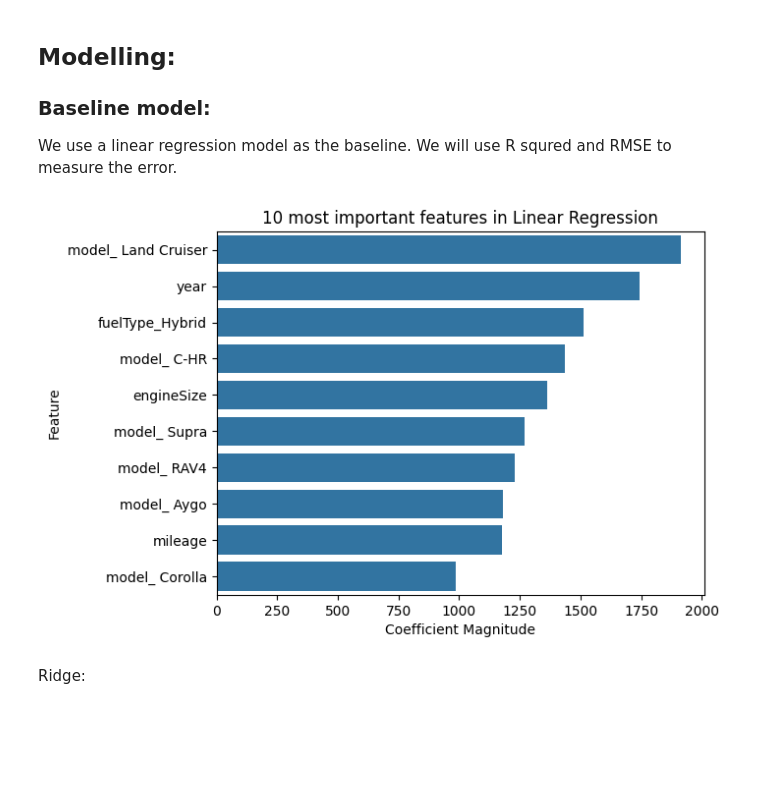
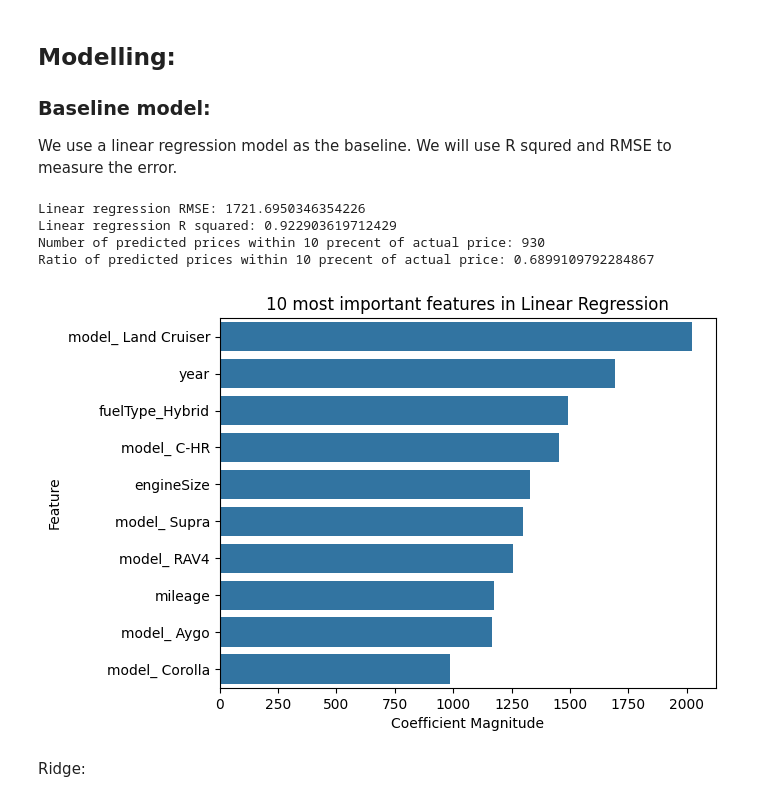
Before and after one commit to lenelise/dc_practice, a Jupyter notebook: practice_exam.ipynb, the cells around one changed output. Saved outputs shown, nothing was run; the diff lists cells and outputs as text; code cells hidden in the pictures; blank space fills up the shorter version.

```diff
--- a/practice_exam.ipynb
+++ b/practice_exam.ipynb
@@ -222,36 +215,60 @@ X_train, X_test, y_train, y_test = train_test_split(
 ### Baseline model:
 
 We use a linear regression model as the baseline. We will use R squred and RMSE to measure the error.
+# %%
+from sklearn.linear_model import LinearRegression
+from sklearn.model_selection import cross_val_score
+from sklearn.metrics import root_mean_squared_error
+
+lr = LinearRegression() #initialize the model
+lr.fit(X_train, y_train) #fit with training data
+y_pred_lr = lr.predict(X_test) #predict new data
+
+rmse_lr = root_mean_squared_error(y_test, y_pred_lr)
+accuracy_lr =lr.score(X_test, y_test) #gives R_squared
+
+print("Linear regression RMSE: " + str(rmse_lr))
+print("Linear regression R squared: " + str(accuracy_lr))
+
+#Finding how close the predicted values are to the true value:
+i = 0
+n = 0
+errors = []
+
+for price in y_test["price"]:
+    difference = np.abs(price - y_pred_lr[i]) #absolute value of distance from true price
+    error = float(difference/price) #distance in precentage
+    errors.append(error)
+    i += 1
+    if error <= 0.1:
+        n += 1 #count how many predicted prices are within 10% of the actual price
+
+print("Number of predicted prices within 10 precent of actual price: " + str(n))
+print("Ratio of predicted prices within 10 precent of actual price: " + str(n/i))
+# %% [output]
+Linear regression RMSE: 1721.6950346354226
+Linear regression R squared: 0.922903619712429
+Number of predicted prices within 10 precent of actual price: 930
+Ratio of predicted prices within 10 precent of actual price: 0.6899109792284867
 # %%
-from sklearn.linear_model import LinearRegression
-from sklearn.model_selection import cross_val_score
-from sklearn.metrics import mean_squared_error
-
-lr = LinearRegression() #initialize the model
-lr.fit(X_train, y_train) #fit with training data
-y_pred_lr = lr.predict(X_test) #predict new data
-
-# rmse_scores = cross_val_score(lr, X_train, y_train, cv=5, scoring = 'neg_root_mean_squared_error')
-# rmse_scores = - rmse_scores
-# print(rmse_scores)
-accuracy =lr.score(X_test, y_test) #gives R_squared
+#Finding the most important features in this model:
 
 lr_feature_importance = np.abs(lr.coef_).flatten()
 lr_df_feature_importance = pd.DataFrame({"Feature": X_train.columns, "Coefficients": lr_feature_importance})
 lr_df_feature_importance = lr_df_feature_importance.sort_values(by="Coefficients", ascending=False)
 
 # Plotting 10 most important features:
 lr_plot = sns.barplot(
     data=lr_df_feature_importance[:10][:],
     x = "Coefficients",
     y="Feature"
 )
 plt.xlabel("Coefficient Magnitude")
 plt.ylabel("Feature")
 plt.title("10 most important features in Linear Regression")
 plt.show()
 # %% [output]
-[figure, old version]
+[figure, new version]
 # %% [markdown]
 Ridge:
 # %%
```
Also changed, not shown: parts of 7 cells of this notebook.
